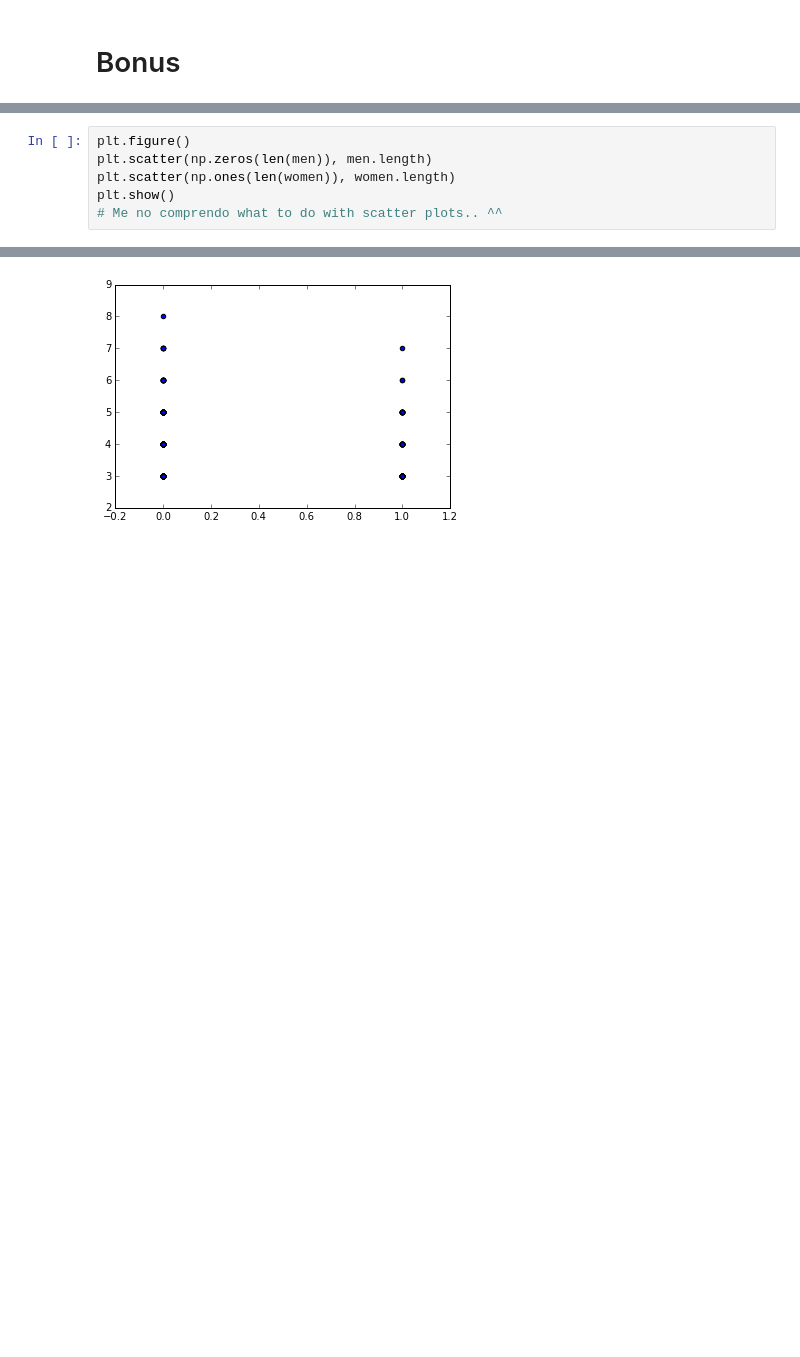
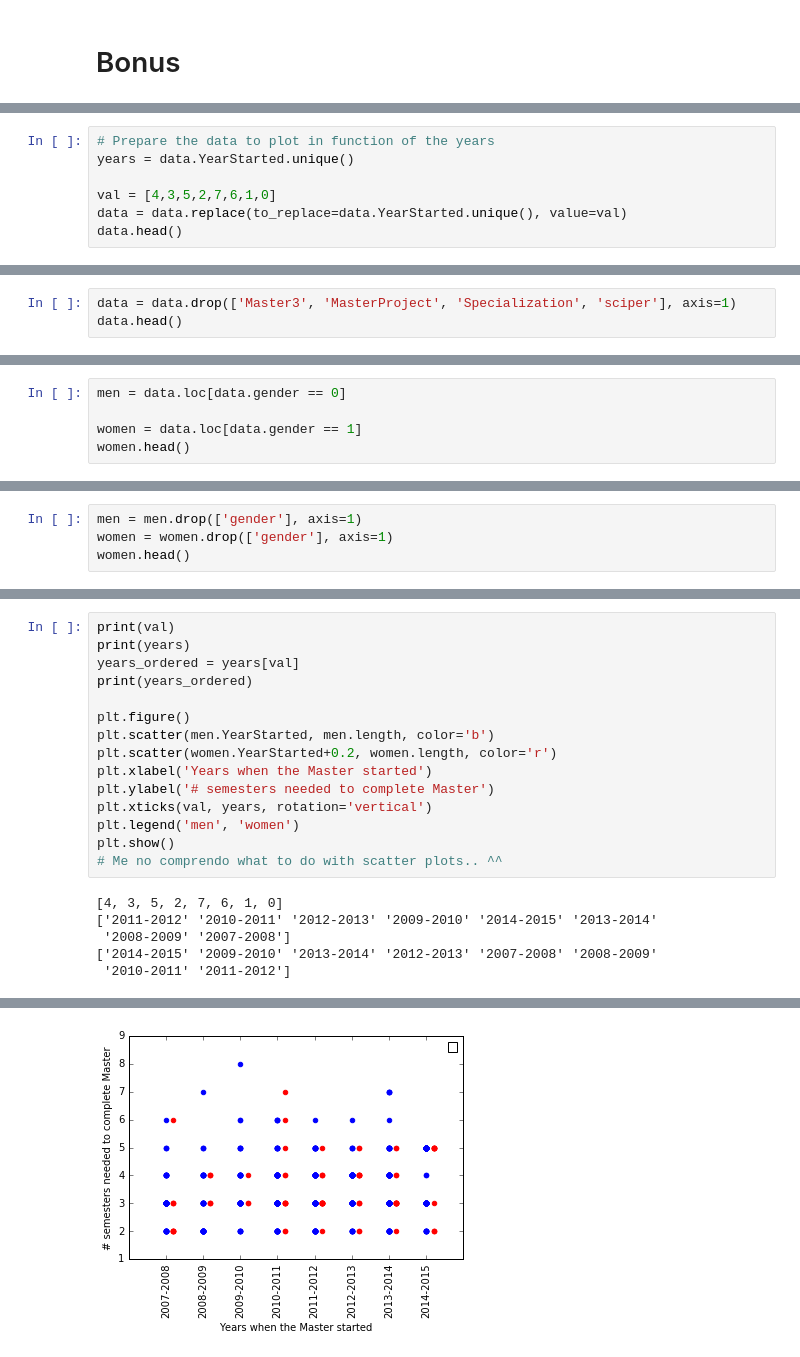
Before and after one commit to jmuth/ADA_homeworks, a Jupyter notebook: 02 - Data from the Web/ex2_draft2.ipynb, the cells around one changed output, grey strips where cells are left out. Saved outputs shown, nothing was run; the diff lists cells and outputs as text; blank space fills up the shorter version.

Commit message:
[UPD] Test plotting

```diff
--- a/02 - Data from the Web/ex2_draft2.ipynb
+++ b/02 - Data from the Web/ex2_draft2.ipynb
@@ -298,0 +324,7 @@ Ttest_indResult(statistic=-0.27715914580813888, pvalue=0.78177087441803716)
+# %%
+# Prepare the data to plot in function of the years
+years = data.YearStarted.unique()
+
+val = [4,3,5,2,7,6,1,0]
+data = data.replace(to_replace=data.YearStarted.unique(), value=val)
+data.head()
@@ -298,0 +338,3 @@ Ttest_indResult(statistic=-0.27715914580813888, pvalue=0.78177087441803716)
+# %%
+data = data.drop(['Master3', 'MasterProject', 'Specialization', 'sciper'], axis=1)
+data.head()
@@ -298,0 +348,5 @@ Ttest_indResult(statistic=-0.27715914580813888, pvalue=0.78177087441803716)
+# %%
+men = data.loc[data.gender == 0]
+
+women = data.loc[data.gender == 1]
+women.head()
@@ -298,0 +360,4 @@ Ttest_indResult(statistic=-0.27715914580813888, pvalue=0.78177087441803716)
+# %%
+men = men.drop(['gender'], axis=1)
+women = women.drop(['gender'], axis=1)
+women.head()
@@ -299,7 +380,21 @@ Ttest_indResult(statistic=-0.27715914580813888, pvalue=0.78177087441803716)
 # %%
+print(val)
+print(years)
+years_ordered = years[val]
+print(years_ordered)
+
 plt.figure()
-plt.scatter(np.zeros(len(men)), men.length)
-plt.scatter(np.ones(len(women)), women.length)
+plt.scatter(men.YearStarted, men.length, color='b')
+plt.scatter(women.YearStarted+0.2, women.length, color='r')
+plt.xlabel('Years when the Master started')
+plt.ylabel('# semesters needed to complete Master')
+plt.xticks(val, years, rotation='vertical')
+plt.legend('men', 'women')
 plt.show()
 # Me no comprendo what to do with scatter plots.. ^^
 # %% [output]
+[4, 3, 5, 2, 7, 6, 1, 0]
+['2011-2012' '2010-2011' '2012-2013' '2009-2010' '2014-2015' '2013-2014'
+ '2008-2009' '2007-2008']
+['2014-2015' '2009-2010' '2013-2014' '2012-2013' '2007-2008' '2008-2009'
+ '2010-2011' '2011-2012']
@@ -306 +410 @@ plt.show()
-[figure, old version]
+[figure, new version]
```
Also changed, not shown: parts of 16 cells of this notebook, 1 other file.
